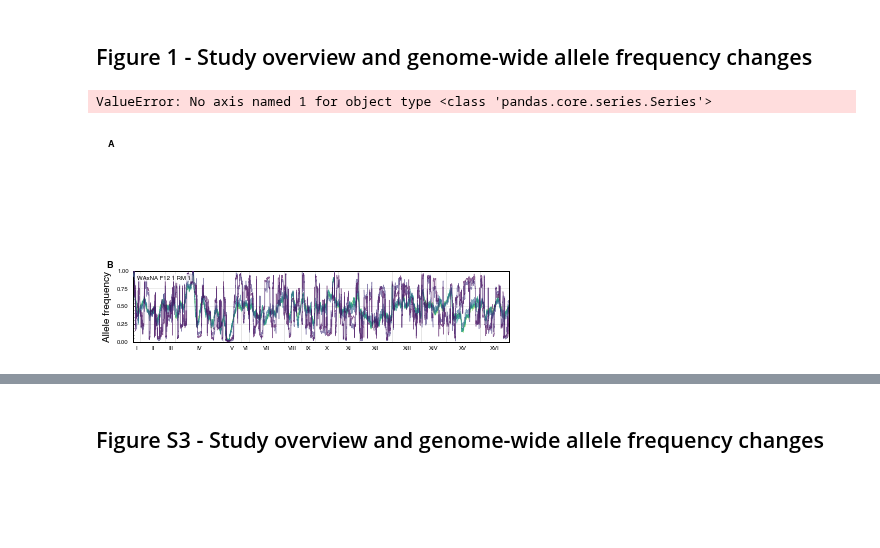
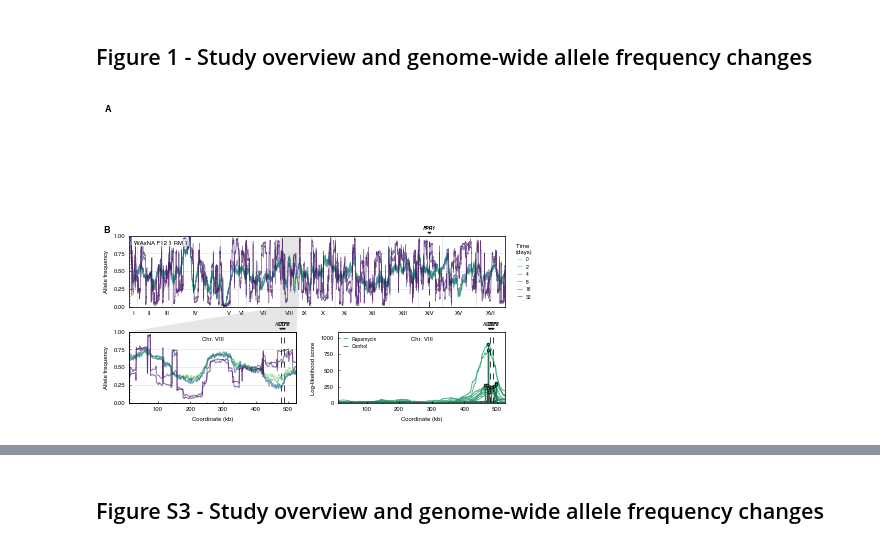
Before and after one commit to ivazquez/clonal-heterogeneity, a Jupyter notebook: src/figure1.ipynb, the cells around one changed output, grey strips where cells are left out. Cells and saved outputs as stored; diff of their text form; code cells hidden in the pictures; blank space fills up the shorter version.

```diff
--- a/src/figure1.ipynb
+++ b/src/figure1.ipynb
@@ -17,22 +17,25 @@ import matplotlib.gridspec as gridspec
 import matplotlib.patheffects as PathEffects
 %matplotlib inline
 
-import glob, os, re
 import numpy as np
 import pandas as pd # (*) Pandas for data manipulation
-import math
 
-import json, matplotlib
+import json,matplotlib
 s = json.load( open("matplotlibrc.json") )
 matplotlib.rcParams.update(s)
-
-%load_ext autoreload
-%autoreload 2
 
 # load internal dependencies
 import colors,plot,utils,config
 from utils import sgd_length
-from paths import *
+
+# absolute file path for root directory of git repo
+dir_repo = utils.get_git_path()
+dir_data = dir_repo+"/data/"
+dir_paper = dir_repo+"/manuscript/main/"
+dir_supp = dir_repo+"/manuscript/supp/"
+
+%load_ext autoreload
+%autoreload 2
 
 import warnings
 
@@ -144,14 +144,14 @@ ax0.patch.set_visible(False)
 
 ### ###
 for ii, (e, p) in enumerate(zip(['RM'],['WAxNA_F12_1_RM_1'])):
+
     ax1 = plt.subplot(gs[e][0])
-    ax1.text(-0.0525, 1.15,  chr(ii+ord('B')), transform=ax1.transAxes,
+    ax1.text(-0.0525, 1.15, chr(ii+ord('B')), transform=ax1.transAxes,
              fontsize=9, fontweight='bold', va='top', ha='right')
-
 
     pdf = freq_df.ix[(e,p)].T
 
-    colors = [config.dict_time['color'][k] for k in pdf.columns.get_level_values('time')]
+    colors = [config.time['color'][k] for k in pdf.columns.get_level_values('time')]
     pdf.reset_index().plot(ax=ax1, kind='line',
                            x='pos', y=[0,2,4,8,16,32],
                            color=colors, alpha=0.6, lw=0.5,
@@ -191,10 +191,10 @@ for ii, (e, p) in enumerate(zip(['RM'],['WAxNA_F12_1_RM_1'])):
     ax1.tick_params(axis='both', which='minor', size=1, labelsize=4)
 
     # show de novo mutations
-    sdn = seq_mut_df.ix[e,p].dropna(axis=1, how='all')
+    sdn = seq_mut_df.ix[e,p].dropna(how='all')
 
-    labels = sdn.columns.get_level_values('gene')
-    loc = zip(sdn.columns.get_level_values('pos'), [1.025]*sdn.shape[1])
+    labels = sdn.index.get_level_values('gene')
+    loc = zip(sdn.index.get_level_values('pos'), [1.025]*len(sdn))
 
     for gene, (x, y) in zip(labels, loc):
         ax1.axvline(x=x, c='k', ls="--", lw=.75, zorder=2)
@@ -230,7 +230,7 @@ plot.zoom_effect(ax1, ax2_zoom, xmin, xmax, edgecolor='none', facecolor='gray')#
 
 freq = freq_df.loc[('RM','WAxNA_F12_1_RM_1'),8].T
 
-colors = [config.dict_time['color'][k] for k in freq.columns.get_level_values('time')]
+colors = [config.time['color'][k] for k in freq.columns.get_level_values('time')]
 freq.reset_index().plot(ax=ax2, kind='line',
                         x='site', y=[0,2,4,8,16,32],
                         color=colors, alpha=0.6, lw=1,
@@ -260,7 +260,7 @@ ax3 = plt.subplot(gs['RM_zoom'][1], sharex=ax2)
 
 # slice chr. VIII at 30 kb resolution
 llh = seq_qtl_df.loc[8,30]
-colors = [config.dict_selection['color'][e] for e in llh.columns.get_level_values('selection')]
+colors = [config.selection['color'][e] for e in llh.columns.get_level_values('selection')]
 llh.reset_index().plot(ax=ax3, kind='line',
                        x='site', y=['RM','YPD'],
                        color=colors, alpha=0.75, lw=1,
@@ -268,9 +268,9 @@ llh.reset_index().plot(ax=ax3, kind='line',
 
 scores = seq_scores_df[30,'RM'].dropna()
 markerline, stemlines, baseline = ax3.stem(scores.index.get_level_values('site'), scores.values)
-plt.setp(markerline, 'color', config.dict_selection['color']['RM'],
+plt.setp(markerline, 'color', config.selection['color']['RM'],
          markersize = 2.75, markeredgewidth=.75, markeredgecolor='k', zorder=3)
-plt.setp(stemlines, linewidth=.75, color=config.dict_selection['color']['RM'],
+plt.setp(stemlines, linewidth=.75, color=config.selection['color']['RM'],
          path_effects=[PathEffects.withStroke(linewidth=1.25, foreground="k")], zorder=2)
 plt.setp(baseline, 'color', 'none', zorder=1)
 
@@ -286,7 +286,7 @@ ax3.yaxis.set_major_locator(MaxNLocator(nbins=5))
 ax3.yaxis.set_ticks_position('left')
 
 # annotation in chromosome coordinates
-dict_annotation = {
+annotation = {
     'CTF8': {
         'chr': 8,
         'start': 486230,
@@ -299,8 +299,8 @@ dict_annotation = {
     }
 }
 
-RM_artist = lines.Line2D((0,1),(0,0), color=config.dict_selection['color']['RM'], linewidth=.75)
-YPD_artist = lines.Line2D((0,1),(0,0), color=config.dict_selection['color']['YPD'], linewidth=.75)
+RM_artist = lines.Line2D((0,1),(0,0), color=config.selection['color']['RM'], linewidth=.75)
+YPD_artist = lines.Line2D((0,1),(0,0), color=config.selection['color']['YPD'], linewidth=.75)
 
 leg3 = ax3.legend([RM_artist,YPD_artist],
                   ['Rapamycin','Control'], ncol=1,
@@ -312,35 +312,34 @@ plt.setp(leg3.get_title(),fontsize=6)
 ax3.annotate('Chr. VIII',
              xy=(0.5, 0.9), xycoords=ax3.transAxes, fontsize=6,
              color='k', ha='center', va='center')
 
 for ax in [ax2,ax3]:
 
     ax.tick_params(axis='both', which='major', size=2, labelsize=6)
     ax.tick_params(axis='both', which='minor', size=1, labelsize=4)
 
-    for gene in dict_annotation:
-        x = dict_annotation[gene]['start'] + (dict_annotation[gene]['end'] - dict_annotation[gene]['start'])/2
+    for gene in annotation:
+        x = annotation[gene]['start'] + (annotation[gene]['end'] - annotation[gene]['start'])/2
         y = 1.025
         ax.axvline(x=x, c='k', ls="--", lw=.75, zorder=1)
         ann = ax.annotate(gene, xy=(x, y), xycoords=('data', 'axes fraction'),
                           xytext=(0, 4), textcoords='offset points',
                           arrowprops=dict(arrowstyle='wedge,tail_width=0.7', color='black'),
                           fontsize=5, style='italic', weight=('bold' if gene=='CTF8' else 'normal'),
                           annotation_clip=False, va='bottom', ha='center')
 
 # axes limits
 for ax in fig.get_axes():
 
     for sp in ax.spines.values():
         sp.set(color='k', linewidth=0.75, linestyle='-')
 
     ax.xaxis.label.set_size(6)
     ax.yaxis.label.set_size(6)
 
 fig.savefig(dir_paper+'figures/figure1/figure1.png', dpi=300, bbox_inches='tight')
 fig.savefig(dir_paper+'figures/figure1/figure1.svg', dpi=300, bbox_inches='tight')
 plt.show()
 # %% [output]
-ValueError: No axis named 1 for object type <class 'pandas.core.series.Series'>
-[figure, old version]
+[figure, new version]
 # %% [markdown]
```
Also changed, not shown: parts of 4 cells of this notebook, 9 other files.
